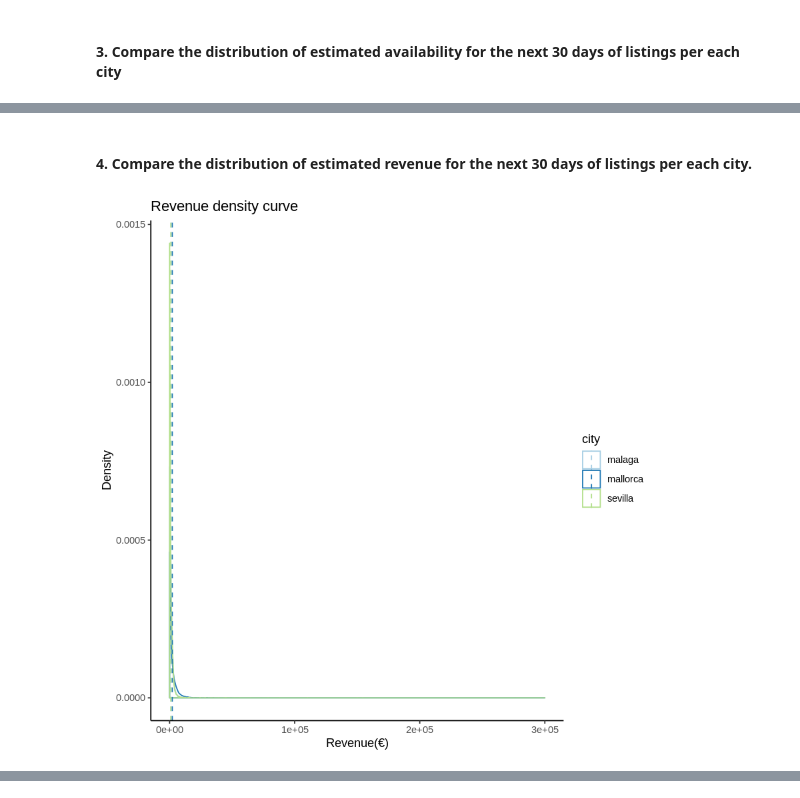
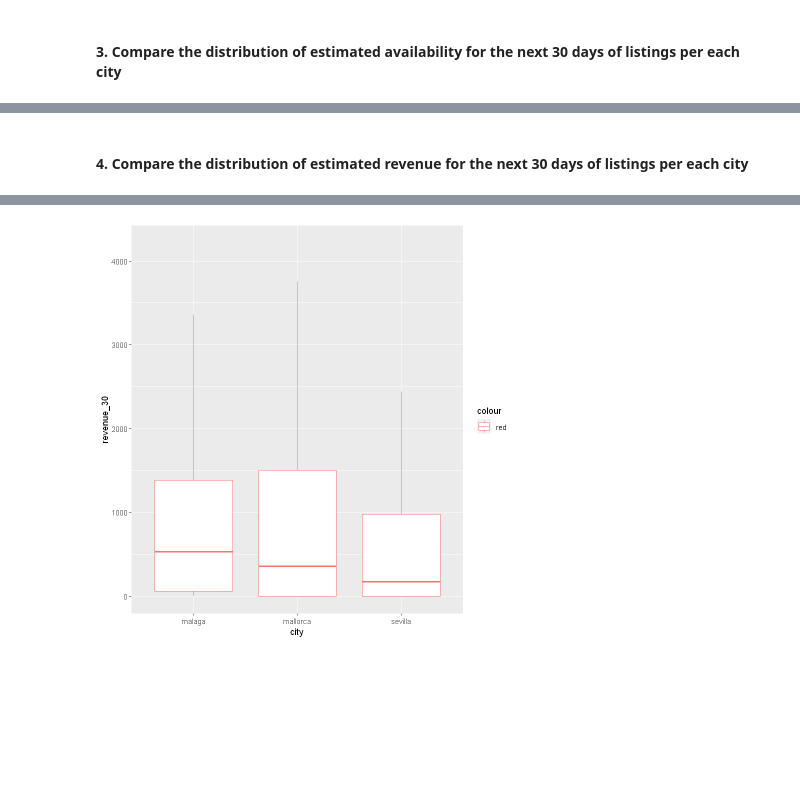
Before and after one commit to Ducrioma/Data-Analytics-Projects, a Jupyter notebook: Airbnb Data Analysis.ipynb, the cells around one changed output, grey strips where cells are left out. Drawn from its saved outputs; the diff is of its cells as text; code cells hidden in the pictures; blank space fills up the shorter version.

```diff
--- a/Airbnb Data Analysis.ipynb
+++ b/Airbnb Data Analysis.ipynb
@@ -253,10 +311,7 @@ g + scale_color_brewer(palette="Paired") + labs(title="Availability density curv
 # %% [markdown]
-#### 4. Compare the distribution of estimated revenue for the next 30 days of listings per each city.
+#### 4. Compare the distribution of estimated revenue for the next 30 days of listings per each city
-# %%
-# distplot for availability 30 aggregated by city
-g <- ggplot(listings,aes(x = revenue_30, color=city)) + geom_density()
-# Ajouter la ligne de la moyenne
-g <- g +  geom_vline(data=Avg_revenue_30, aes(xintercept=x, color=Group.1),linetype="dashed")
-g + scale_color_brewer(palette="Paired") + labs(title="Revenue density curve",x="Revenue(€)", y = "Density")+ theme_classic()
-# %% [output]
-[figure, removed]
+# %%
+distrib_rv <- ggplot(listings, aes(city, revenue_30))
+distrib_rv + geom_boxplot(aes(colour = "red"), outlier.shape = NA) +
+    scale_y_continuous(limits = quantile(listings$revenue_30, c(0.1, 0.9), na.rm = T))
+# %% [output]
@@ -262,0 +320 @@ g + scale_color_brewer(palette="Paired") + labs(title="Revenue density curve",x=
+[figure, added]
```
Also changed, not shown: parts of 25 cells of this notebook.
